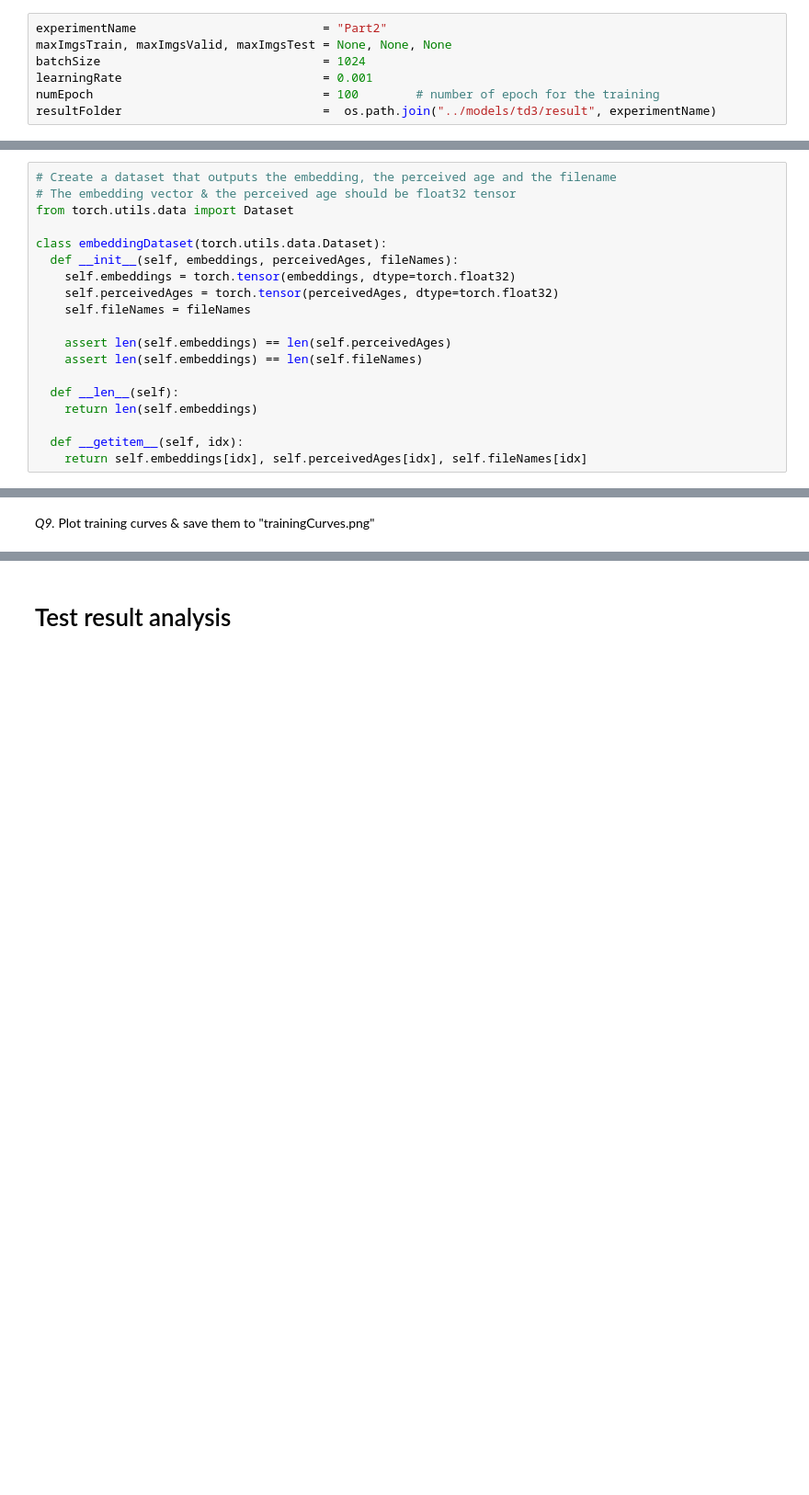
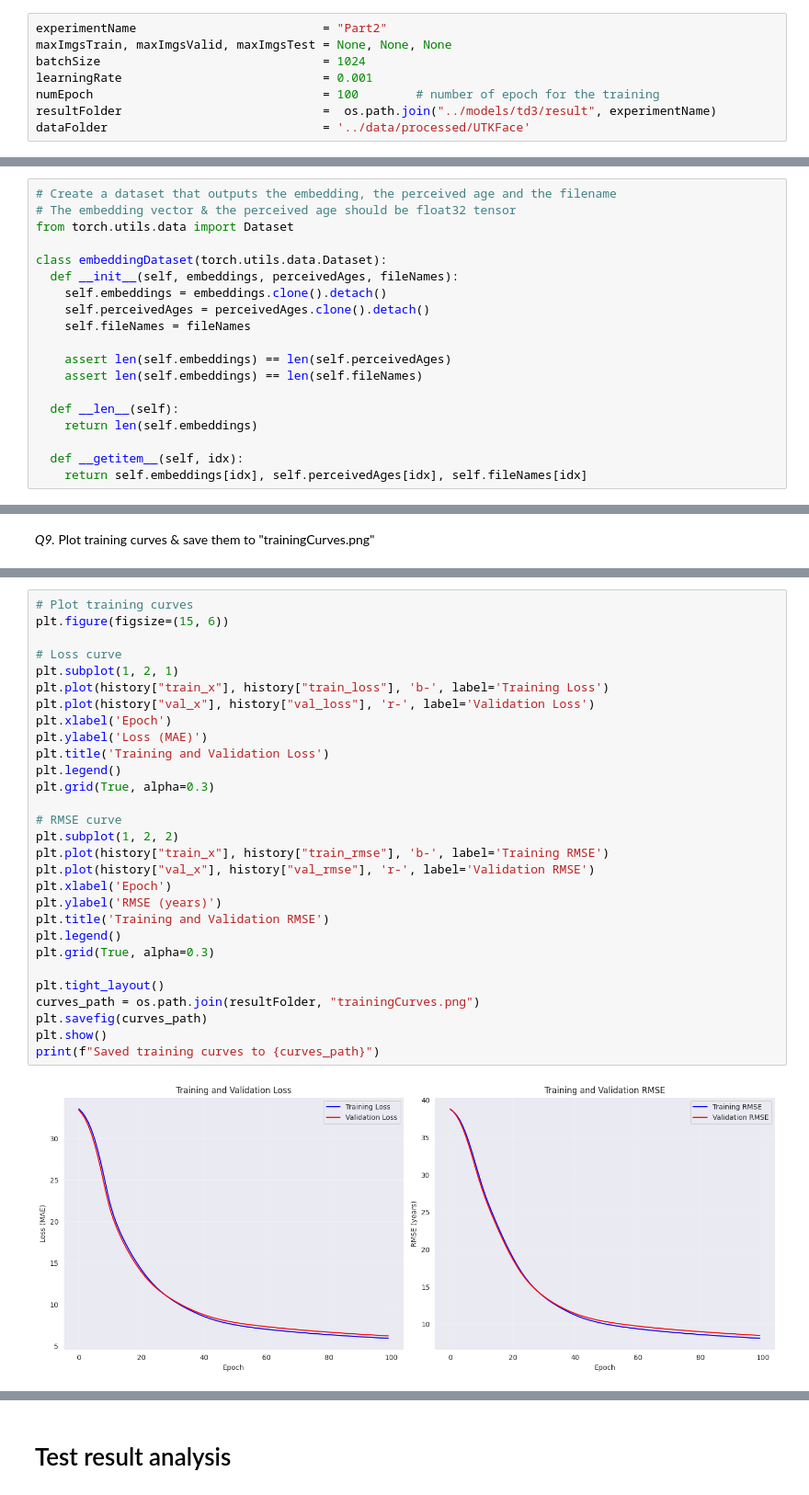
Before and after one commit to Malchemis/Introduction-To-Deep-Learning, a Jupyter notebook: notebooks/td3_pytorch_age_prediction_Part_2_TransferLearning_students.ipynb, the cells around one changed output, grey strips where cells are left out. Shown at 92% size. Saved outputs shown, nothing was run; the diff lists cells and outputs as text; blank space fills up the shorter version.

```diff
--- a/notebooks/td3_pytorch_age_prediction_Part_2_TransferLearning_students.ipynb
+++ b/notebooks/td3_pytorch_age_prediction_Part_2_TransferLearning_students.ipynb
@@ -81,6 +70,7 @@ batchSize                               = 1024
 learningRate                            = 0.001
 numEpoch                                = 100        # number of epoch for the training
 resultFolder                            =  os.path.join("../models/td3/result", experimentName)
+dataFolder                              = '../data/processed/UTKFace'
 # %%
 if not os.path.isdir(resultFolder):
     os.makedirs(resultFolder)
@@ -130,8 +125,8 @@ from torch.utils.data import Dataset
 
 class embeddingDataset(torch.utils.data.Dataset):
   def __init__(self, embeddings, perceivedAges, fileNames):
-    self.embeddings = torch.tensor(embeddings, dtype=torch.float32)
-    self.perceivedAges = torch.tensor(perceivedAges, dtype=torch.float32)
+    self.embeddings = embeddings.clone().detach()
+    self.perceivedAges = perceivedAges.clone().detach()
     self.fileNames = fileNames
 
     assert len(self.embeddings) == len(self.perceivedAges)
@@ -263,0 +334,31 @@ Your code here
+# %%
+# Plot training curves
+plt.figure(figsize=(15, 6))
+
+# Loss curve
+plt.subplot(1, 2, 1)
+plt.plot(history["train_x"], history["train_loss"], 'b-', label='Training Loss')
+plt.plot(history["val_x"], history["val_loss"], 'r-', label='Validation Loss')
+plt.xlabel('Epoch')
+plt.ylabel('Loss (MAE)')
+plt.title('Training and Validation Loss')
+plt.legend()
+plt.grid(True, alpha=0.3)
+
+# RMSE curve
+plt.subplot(1, 2, 2)
+plt.plot(history["train_x"], history["train_rmse"], 'b-', label='Training RMSE')
+plt.plot(history["val_x"], history["val_rmse"], 'r-', label='Validation RMSE')
+plt.xlabel('Epoch')
+plt.ylabel('RMSE (years)')
+plt.title('Training and Validation RMSE')
+plt.legend()
+plt.grid(True, alpha=0.3)
+
+plt.tight_layout()
+curves_path = os.path.join(resultFolder, "trainingCurves.png")
+plt.savefig(curves_path)
+plt.show()
+print(f"Saved training curves to {curves_path}")
+# %% [output]
+[figure, added]
```
Also changed, not shown: parts of 26 cells of this notebook, 2 other files.
